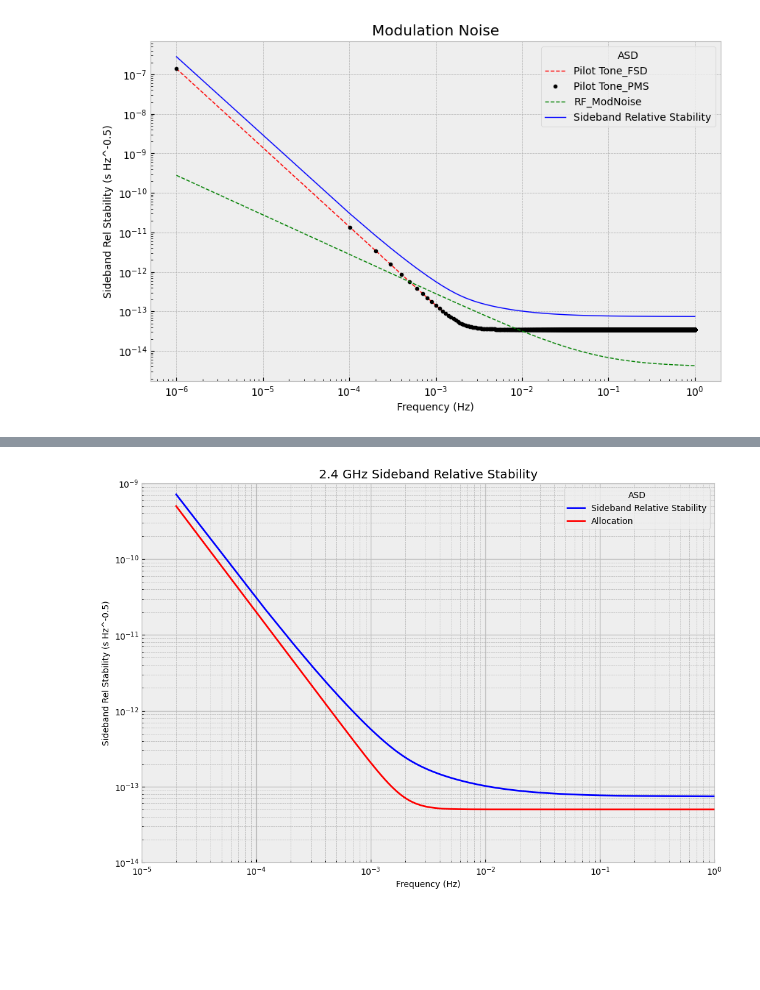
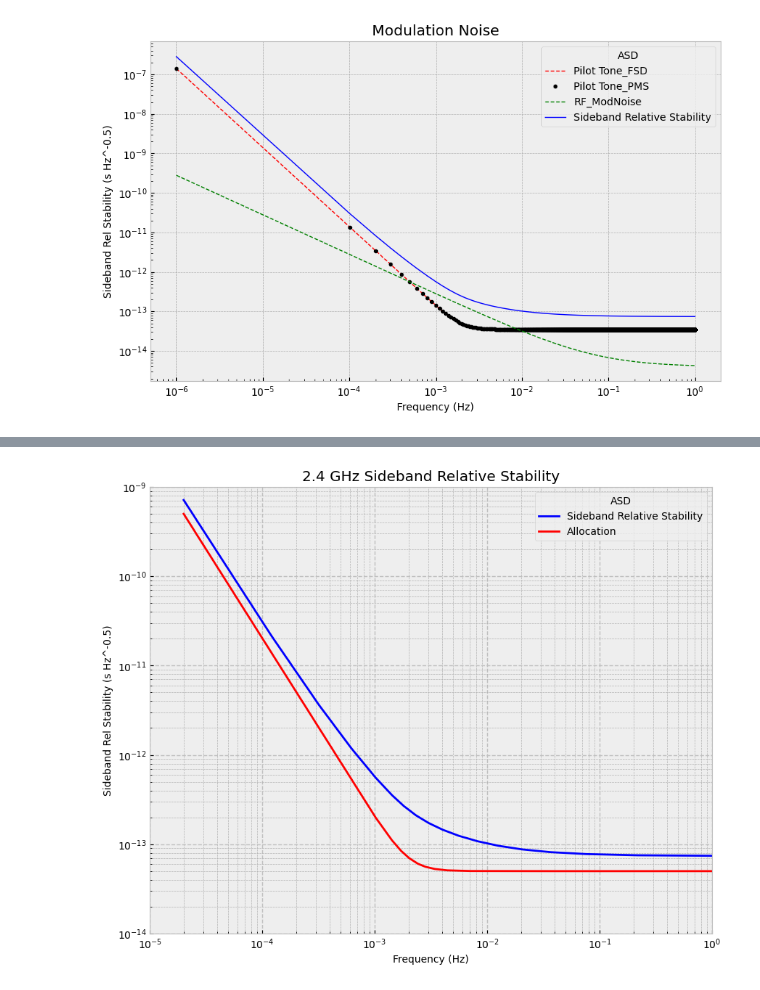
Before and after one commit to raidurgesh/RFNoise, a Jupyter notebook: RFModErr0.ipynb, the cells around one changed output, grey strips where cells are left out. Cells and saved outputs as stored; diff of their text form; code cells hidden in the pictures; blank space fills up the shorter version.

```diff
--- a/RFModErr0.ipynb
+++ b/RFModErr0.ipynb
@@ -113,37 +113,36 @@ pi=np.pi
 # Pilot Tone Timing Stability to 2.4GHz Sideband due to FDS and PMS to Laser harness attributes(s Hz^-0.5)
 Timing_Stability_FDS=35e-15*(1+(2e-3/freq)**4)**0.5
 Timing_Stability_PMS=35e-15*(1+(2e-3/freq)**4)**0.5
 #TDI XX H2 transfer function []
 H2_xx=64*np.sin(L_arm/C*2*pi*freq)**2*np.sin(L_arm/C*4*pi*freq)**2
 #RF Optical Modulation Noise (rad Hz^-1)
 ModPhaseErr=(60e-6*(1+(7e-2/freq)))**2
 #RF Optical Modulation Noise in timing jitter attributes (s Hz^-0.5)
 RF_ModNoise=(ModPhaseErr*(1/(2*pi*freq_sb)**2))**0.5
 # 2.4 GHz sidebands relative stability attributes (s Hz^-0.5)
 SB_RelStability=RF_ModNoise+Timing_Stability_FDS+Timing_Stability_PMS
 # Allocation for SideBand Relative Stability (s Hz^-0.5)
 Sideband_Allocation=50e-15*(1+(2e-3/freq)**4)**0.5
 # Modulation error [XX] attributes  (m Hz^-0.5)
 ModErr=(16 * np.sin(L_arm*2*pi*freq/C)**2*np.sin(2*L_arm*2*pi*freq/C)**2*(6*fhet_eff**2+12*fhet_eff**2*np.sin(L_arm*2*pi*freq/C)**2)*SB_RelStability**2*Lambda**2)**0.5
 # Mod Error Allocation (m Hz^-0.5)
 ModErr_Allocation=(H2_xx)**0.5*3.3e-12*(1+(2e-3/freq)**4)**0.5
-#plt.style.use('bmh')
-plt.figure(figsize=(12,8))
+plt.figure(figsize=(10,8))
 plt.plot(freq, SB_RelStability, 'b-',label = "Sideband Relative Stability", linewidth=2.0)
 plt.plot(freq, Sideband_Allocation, 'r-',label = "Allocation", linewidth=2.0)
 plt.yscale("log")
 plt.xscale("log")
 plt.ylim(1e-14, 1e-9)
 plt.xlim(1e-5, 1)
 plt.title("2.4 GHz Sideband Relative Stability")
 plt.xlabel("Frequency (Hz)")
 plt.ylabel("Sideband Rel Stability (s Hz^-0.5)")
 plt.legend(title = "ASD")
 plt.grid(visible=None, which='minor', axis='both')
-plt.grid(color='silver', linestyle='-', linewidth=1)
+plt.grid(color='silver', linestyle='--', linewidth=1)
 plt.show()
 # %% [output]
-[figure, old version]
+[figure, new version]
 # %%
 from IPython.display import Image
 from IPython.core.display import HTML
```
Also changed, not shown: parts of 2 cells of this notebook.
